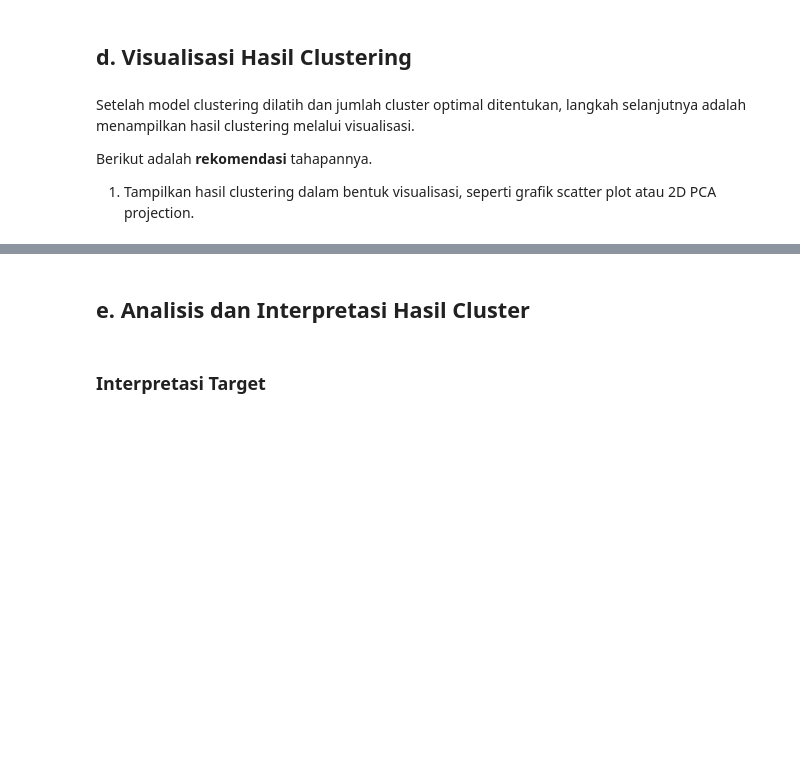
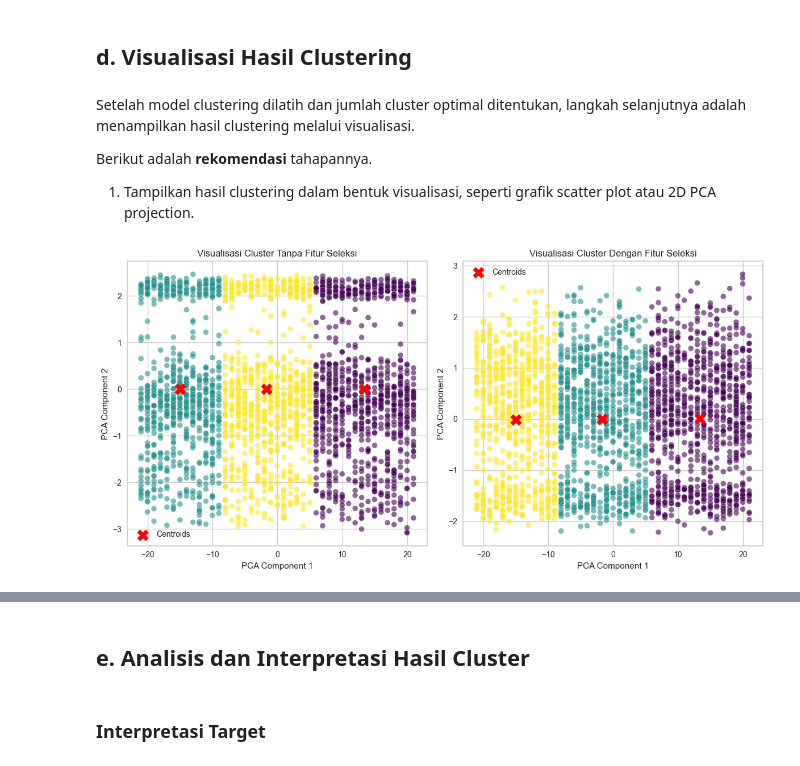
Before and after one commit to Akmal7604/Dicoding_Akmal, a Jupyter notebook: Project Akhir Machine Learning/Submission/[Clustering]_Submission_Akhir_BMLP_M_Akmal.ipynb, the cells around one changed output, grey strips where cells are left out. Cells and saved outputs as stored; diff of their text form; code cells hidden in the pictures; blank space fills up the shorter version.

```diff
--- a/Project Akhir Machine Learning/Submission/[Clustering]_Submission_Akhir_BMLP_M_Akmal.ipynb
+++ b/Project Akhir Machine Learning/Submission/[Clustering]_Submission_Akhir_BMLP_M_Akmal.ipynb
@@ -720,0 +741,83 @@ Berikut adalah **rekomendasi** tahapannya.
+# %%
+
+# Load dataset
+data_without_fs = pd.read_csv('clustered_data.csv')
+data_with_fs = pd.read_csv('clustered_data_with_selected_features.csv')
+
+# Memilih fitur untuk clustering
+features_without_fs = [
+    'TransactionAmount',
+    'CustomerAge',
+    'AccountBalance',
+    'TransactionDuration',
+    'LoginAttempts',
+    'TransactionType',
+    'Location',
+    'Channel',
+    'CustomerOccupation'
+]
+
+# Clustering Tanpa Fitur Seleksi
+X_without_fs = data_without_fs[features_without_fs]
+kmeans_without_fs = KMeans(n_clusters=3, random_state=0)
+labels_without_fs = kmeans_without_fs.fit_predict(X_without_fs)
+
+# Menerapkan PCA pada dataset tanpa fitur seleksi
+pca_without_fs = PCA(n_components=2)
+X_pca_without_fs = pca_without_fs.fit_transform(X_without_fs)
+
+# Visualisasi hasil clustering tanpa fitur seleksi
+plt.figure(figsize=(12, 6))
+
+# Plot untuk dataset tanpa fitur seleksi
+plt.subplot(1, 2, 1)
+plt.scatter(X_pca_without_fs[:, 0], X_pca_without_fs[:, 1], c=labels_without_fs, cmap='viridis', s=50, alpha=0.6, edgecolors='w', marker='o')
+centroids_without_fs = kmeans_without_fs.cluster_centers_
+centroids_pca_without_fs = pca_without_fs.transform(centroids_without_fs)  # Transform centroids with the correct PCA
+plt.scatter(centroids_pca_without_fs[:, 0], centroids_pca_without_fs[:, 1], c='red', s=200, marker='X', label='Centroids')
+plt.title('Visualisasi Cluster Tanpa Fitur Seleksi')
+plt.xlabel('PCA Component 1')
+plt.ylabel('PCA Component 2')
+plt.legend()
+
+# Clustering Dengan Fitur Seleksi
+important_features = [
+    'TransactionAmount',
+    'CustomerAge',
+    'AccountBalance',
+    'TransactionDuration',
+    'Location'
+]
+
+X_with_fs = data_with_fs[important_features]
+kmeans_with_fs = KMeans(n_clusters=3, random_state=0)
+labels_with_fs = kmeans_with_fs.fit_predict(X_with_fs)
+
+# Menerapkan PCA pada dataset dengan fitur seleksi
+pca_with_fs = PCA(n_components=2)
+X_pca_with_fs = pca_with_fs.fit_transform(X_with_fs)
+
+# Visualisasi hasil clustering dengan fitur seleksi
+plt.subplot(1, 2, 2)
+plt.scatter(X_pca_with_fs[:, 0], X_pca_with_fs[:, 1], c=labels_with_fs, cmap='viridis', s=50, alpha=0.6, edgecolors='w', marker='o')
+centroids_with_fs = kmeans_with_fs.cluster_centers_
+centroids_pca_with_fs = pca_with_fs.transform(centroids_with_fs)
+plt.scatter(centroids_pca_with_fs[:, 0], centroids_pca_with_fs[:, 1], c='red', s=200, marker='X', label='Centroids')
+plt.title('Visualisasi Cluster Dengan Fitur Seleksi')
+plt.xlabel('PCA Component 1')
+plt.ylabel('PCA Component 2')
+plt.legend()
+
+plt.tight_layout()
+plt.show()
+
+# Menampilkan nilai centroid
+print("Nilai Centroids Tanpa Fitur Seleksi:")
+for i, centroid in enumerate(centroids_without_fs):
+    print(f"Centroid {i+1}: {centroid}")
+
+print("\nNilai Centroids Dengan Fitur Seleksi:")
+for i, centroid in enumerate(centroids_with_fs):
+    print(f"Centroid {i+1}: {centroid}")
+# %% [output]
+[figure, added]
```
Also changed, not shown: parts of 53 cells of this notebook, 6 other files.
